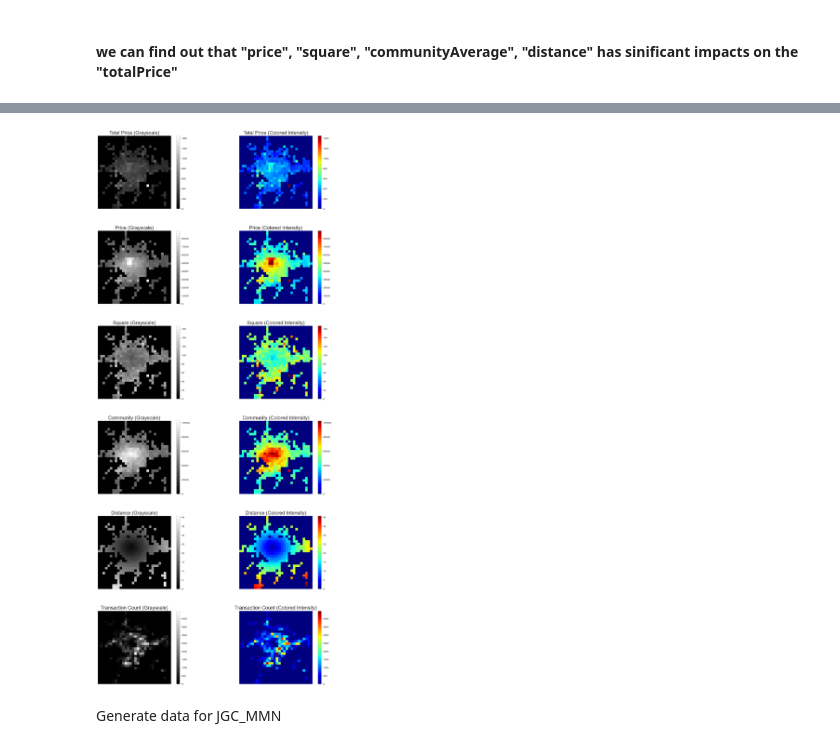
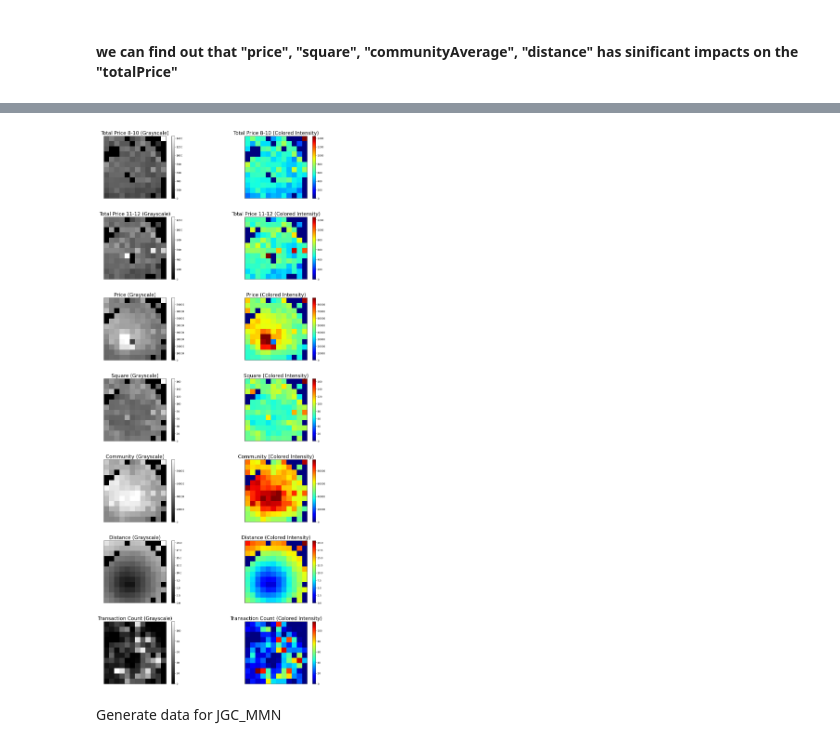
Before and after one commit to abdn-hyd/graduation_thesis, a Jupyter notebook: Codes/data_preprocessed/beijing_house_price_dataset_generation.ipynb, the cells around one changed output, grey strips where cells are left out. Saved outputs shown, nothing was run; the diff lists cells and outputs as text; code cells hidden in the pictures.

```diff
--- a/Codes/data_preprocessed/beijing_house_price_dataset_generation.ipynb
+++ b/Codes/data_preprocessed/beijing_house_price_dataset_generation.ipynb
@@ -54,9 +54,9 @@ print(lat_degree_per_km, lng_degree_per_km)
 # %% [output]
 0.009009009009009009 0.01173208371377924
 # %%
-grid_length_lat = 2.1
-grid_length_lng = 1.8
-grid_num = 30
+grid_length_lat = 2
+grid_length_lng = 2
+grid_num = 12
 total_lat = grid_length_lat * grid_num
 total_lng = grid_length_lng * grid_num
 lat_span = total_lat * lat_degree_per_km
@@ -179,7 +177,7 @@ def cal_house_price_mat(start: str, end: str):
         if month > end:
             break
         if start <= month <= end and south <= cur_lat <= north and west <= cur_lng <= east:
-            ri = int((cur_lat - south) // (lat_degree_per_km * grid_length_lat))
+            ri = int(abs(cur_lat - north) // (lat_degree_per_km * grid_length_lat))
             ci = int((cur_lng - west) // (lng_degree_per_km * grid_length_lng))
             count += 1
             if 0 <= ri <= grid_num - 1 and 0 <= ci <= grid_num - 1:
@@ -219,7 +217,7 @@ def cal_ingredients_mat(start: str, end: str):
         if month > end:
             break
         if start <= month <= end and south <= cur_lat <= north and west <= cur_lng <= east:
-            ri = int((cur_lat - south) // (lat_degree_per_km * grid_length_lat))
+            ri = int(abs(cur_lat - north) // (lat_degree_per_km * grid_length_lat))
             ci = int((cur_lng - west) // (lng_degree_per_km * grid_length_lng))
             count += 1
             if 0 <= ri <= grid_num - 1 and 0 <= ci <= grid_num - 1:
@@ -234,7 +232,8 @@ def cal_ingredients_mat(start: str, end: str):
     devider = np.where(devider == 0, 1e-6, cnt)
     return price / devider, square / devider, community / devider, distance / devider
 # %%
-totalPrice, transaction_cnt = cal_house_price_mat(2012 * 12 + 1, 2018 * 12 + 1)
+totalPrice_1, transaction_cnt_1 = cal_house_price_mat(2017 * 12 + 8, 2017 * 12 + 10)
+totalPrice_2, transaction_cnt_2 = cal_house_price_mat(2017 * 12 + 11, 2017 * 12 + 12)
 price, square, community, distance = cal_ingredients_mat(2012 * 12 + 1, 2018 * 12 + 1)
 # %%
 def plot_feature_maps(data_dict: dict, figsize: tuple = (20, 40)):
@@ -260,16 +259,17 @@ def plot_feature_maps(data_dict: dict, figsize: tuple = (20, 40)):
     plt.show()
 # %%
 feature_maps = {
-    "Total Price": totalPrice,
+    "Total Price 8-10": totalPrice_1,
+    "Total Price 11-12": totalPrice_2,
     "Price": price,
     "Square": square,
     "Community": community,
     "Distance": distance,
-    "Transaction Count": transaction_cnt
+    "Transaction Count": transaction_cnt_1
 }
 plot_feature_maps(feature_maps)
 # %% [output]
-[figure, old version]
+[figure, new version]
 # %%
 def year(start: str, end: str):
     ls = []
```
Also changed, not shown: parts of 8 cells of this notebook, 22 other files.
